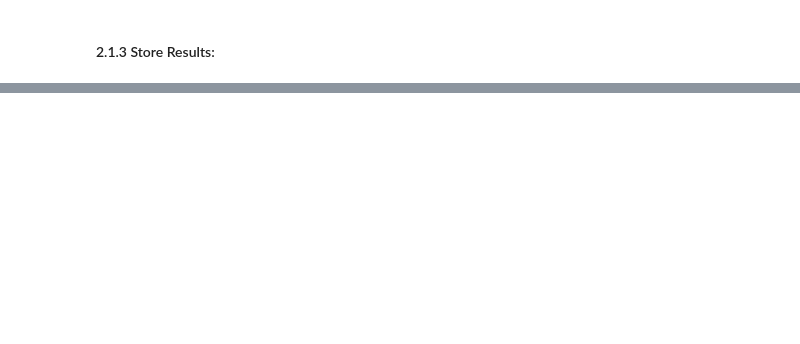
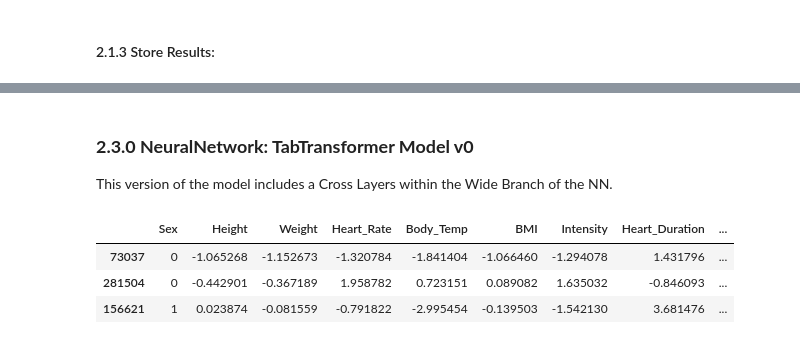
Before and after one commit to fabriziobasso/Colab_backup, a Jupyter notebook: File_02_Calories_NN.ipynb, the cells around one changed output, grey strips where cells are left out. Saved outputs shown, nothing was run; the diff lists cells and outputs as text; code cells hidden in the pictures; blank space fills up the shorter version.

```diff
--- a/File_02_Calories_NN.ipynb
+++ b/File_02_Calories_NN.ipynb
@@ -2203,3 +1897,7 @@ plt.show()
 # %%
 sub.to_csv(f"/content/drive/MyDrive/Exercises/Studies_Structured_Data/Data/S5E5/submission_{name_experiment}.csv")
 train_pred.to_csv(f"/content/drive/MyDrive/Exercises/Studies_Structured_Data/Data/S5E5/train_pred_{name_experiment}.csv")
+# %% [markdown]
+### **2.3.0 NeuralNetwork: TabTransformer Model v0**
+
+This version of the model includes a Cross Layers within the Wide Branch of the NN.
@@ -2205,0 +2026,7 @@ train_pred.to_csv(f"/content/drive/MyDrive/Exercises/Studies_Structured_Data/Dat
+# %%
+data.X.sample(3)
+# %% [output]
+|  | Sex | Height | Weight | Heart_Rate | Body_Temp | BMI | Intensity | Heart_Duration | ... |
+| 73037 | 0 | -1.065268 | -1.152673 | -1.320784 | -1.841404 | -1.066460 | -1.294078 | 1.431796 | ... |
+| 281504 | 0 | -0.442901 | -0.367189 | 1.958782 | 0.723151 | 0.089082 | 1.635032 | -0.846093 | ... |
+| 156621 | 1 | 0.023874 | -0.081559 | -0.791822 | -2.995454 | -0.139503 | -1.542130 | 3.681476 | ... |
```
Also changed, not shown: parts of 62 cells of this notebook.
